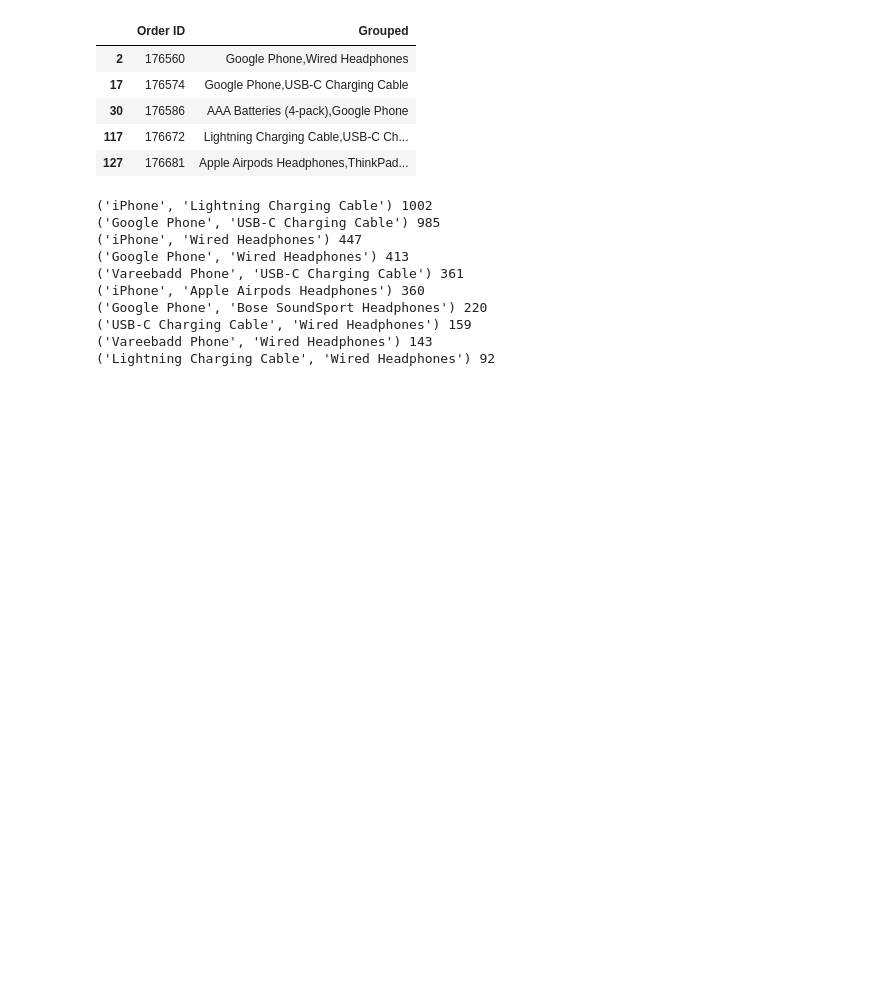
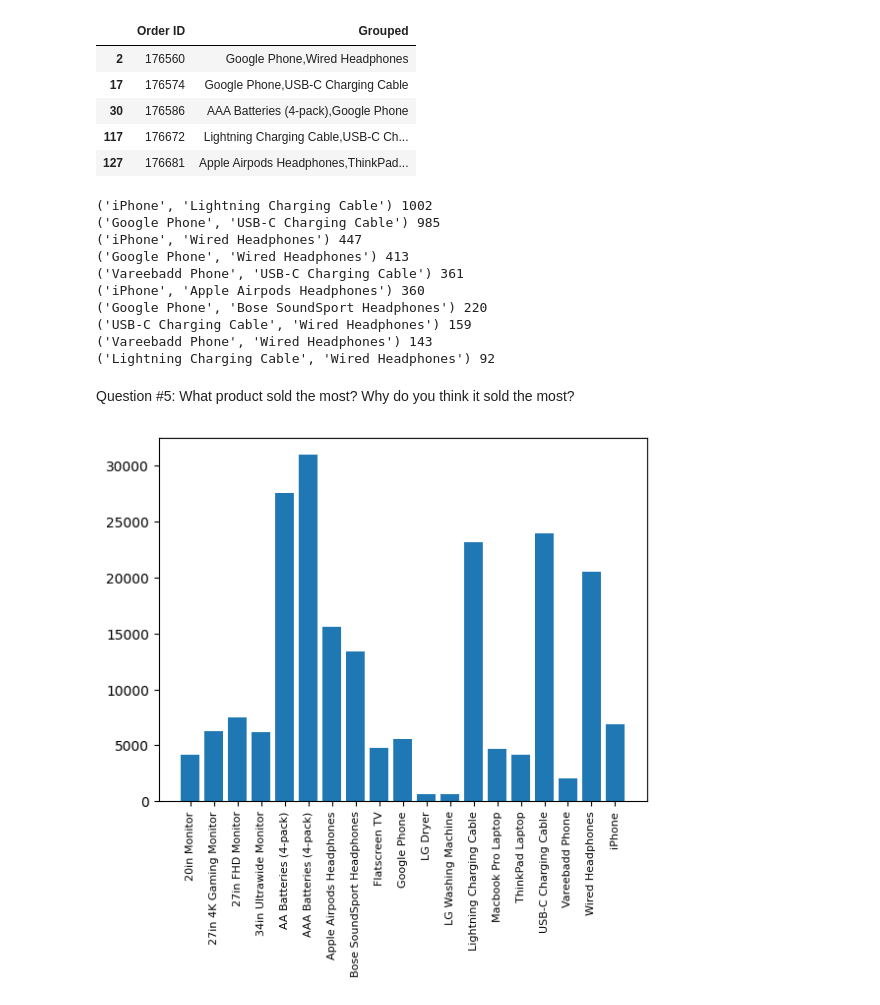
Before and after one commit to Naderiii/SalesAnalysis, a Jupyter notebook: SalesAnalysis.ipynb, the cells around one changed output. Drawn from its saved outputs; the diff is of its cells as text; code cells hidden in the pictures; blank space fills up the shorter version.

Commit message:
the most product sold

```diff
--- a/SalesAnalysis.ipynb
+++ b/SalesAnalysis.ipynb
@@ -273,9 +273,9 @@ plt.show()
 # %% [markdown]
 Question #4: What products are most often sold together?
 # %%
-df = df[df['Order ID'].duplicated(keep = False)]
-df['Grouped'] = df.groupby("Order ID")["Product"].transform(lambda x: ','.join(x))
+dff = df[df['Order ID'].duplicated(keep = False)]
+dff['Grouped'] = dff.groupby("Order ID")["Product"].transform(lambda x: ','.join(x))
 
-df = df[['Order ID', "Grouped"]].drop_duplicates()
-df.head()
+dff = dff[['Order ID', "Grouped"]].drop_duplicates()
+dff.head()
 # %% [output]
@@ -307,3 +312,15 @@ for key, value in count.most_common(10):
 ('USB-C Charging Cable', 'Wired Headphones') 159
 ('Vareebadd Phone', 'Wired Headphones') 143
 ('Lightning Charging Cable', 'Wired Headphones') 92
+# %% [markdown]
+Question #5: What product sold the most? Why do you think it sold the most?
+# %%
+product_group = df.groupby("Product")
+quantity_ordered = product_group.sum(numeric_only=True)['Quantity Ordered']
+
+products = [product for product, df in product_group]
+plt.bar(products, quantity_ordered)
+plt.xticks(products, rotation = 'vertical', size = 8)
+plt.show()
+# %% [output]
+[figure, added]
```
Also changed, not shown: parts of 3 cells of this notebook.
